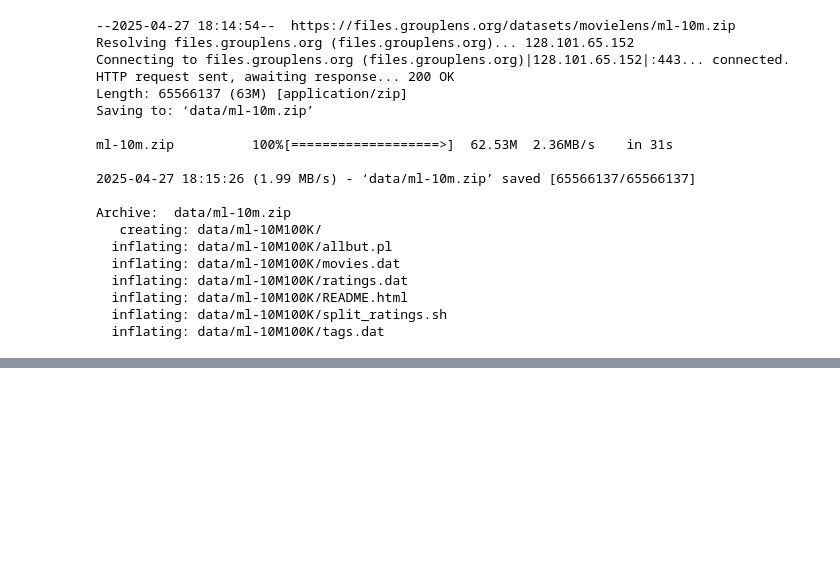
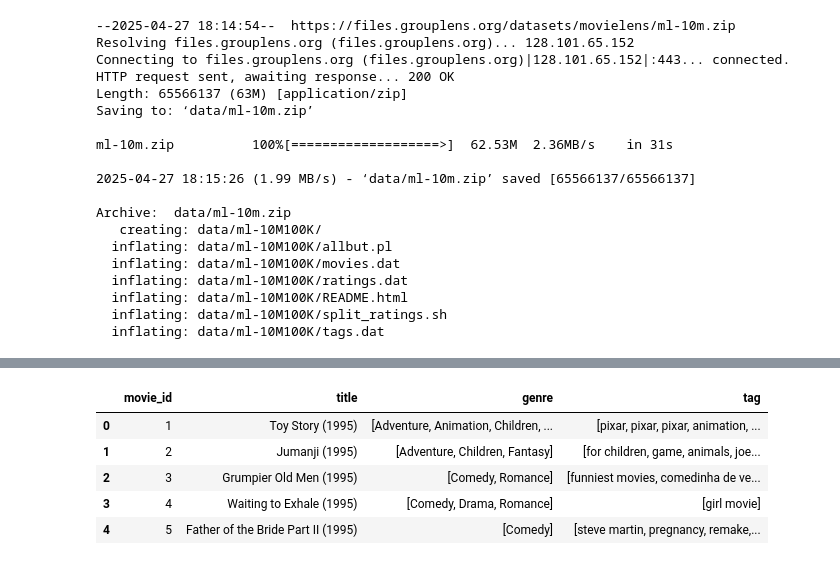
Before and after one commit to masarusyogouki/RecommendLab, a Jupyter notebook: download_movieLens.ipynb, the cells around one changed output, grey strips where cells are left out. Cells and saved outputs as stored; diff of their text form; code cells hidden in the pictures; blank space fills up the shorter version.

```diff
--- a/download_movieLens.ipynb
+++ b/download_movieLens.ipynb
@@ -27,0 +32,9 @@ Archive:  data/ml-10m.zip
+# %%
+# 映画の情報の読み込み(10681作品)
+# movieIDとタイトル名のみ使用
+m_cols = ['movie_id', 'title', 'genre']
+movies = pd.read_csv('data/ml-10M100K/movies.dat', names=m_cols, sep='::' , encoding='latin-1', engine='python')
+
+# genreをlist形式で保持する
+movies['genre'] = movies.genre.apply(lambda x:x.split('|'))
+movies.head()
@@ -27,0 +72,15 @@ Archive:  data/ml-10m.zip
+# %%
+# tagを映画ごとにlist形式で保持する
+movie_tags = user_tagged_movies.groupby('movie_id').agg({'tag':list})
+
+# タグ情報を結合する
+movies = movies.merge(movie_tags, on='movie_id', how='left')
+
+movies.head()
+# %% [output]
+|  | movie_id | title | genre | tag |
+| 0 | 1 | Toy Story (1995) | [Adventure, Animation, Children, ... | [pixar, pixar, pixar, animation, ... |
+| 1 | 2 | Jumanji (1995) | [Adventure, Children, Fantasy] | [for children, game, animals, joe... |
+| 2 | 3 | Grumpier Old Men (1995) | [Comedy, Romance] | [funniest movies, comedinha de ve... |
+| 3 | 4 | Waiting to Exhale (1995) | [Comedy, Drama, Romance] | [girl movie] |
+| 4 | 5 | Father of the Bride Part II (1995) | [Comedy] | [steve martin, pregnancy, remake,... |
```
Also changed, not shown: parts of 14 cells of this notebook.
